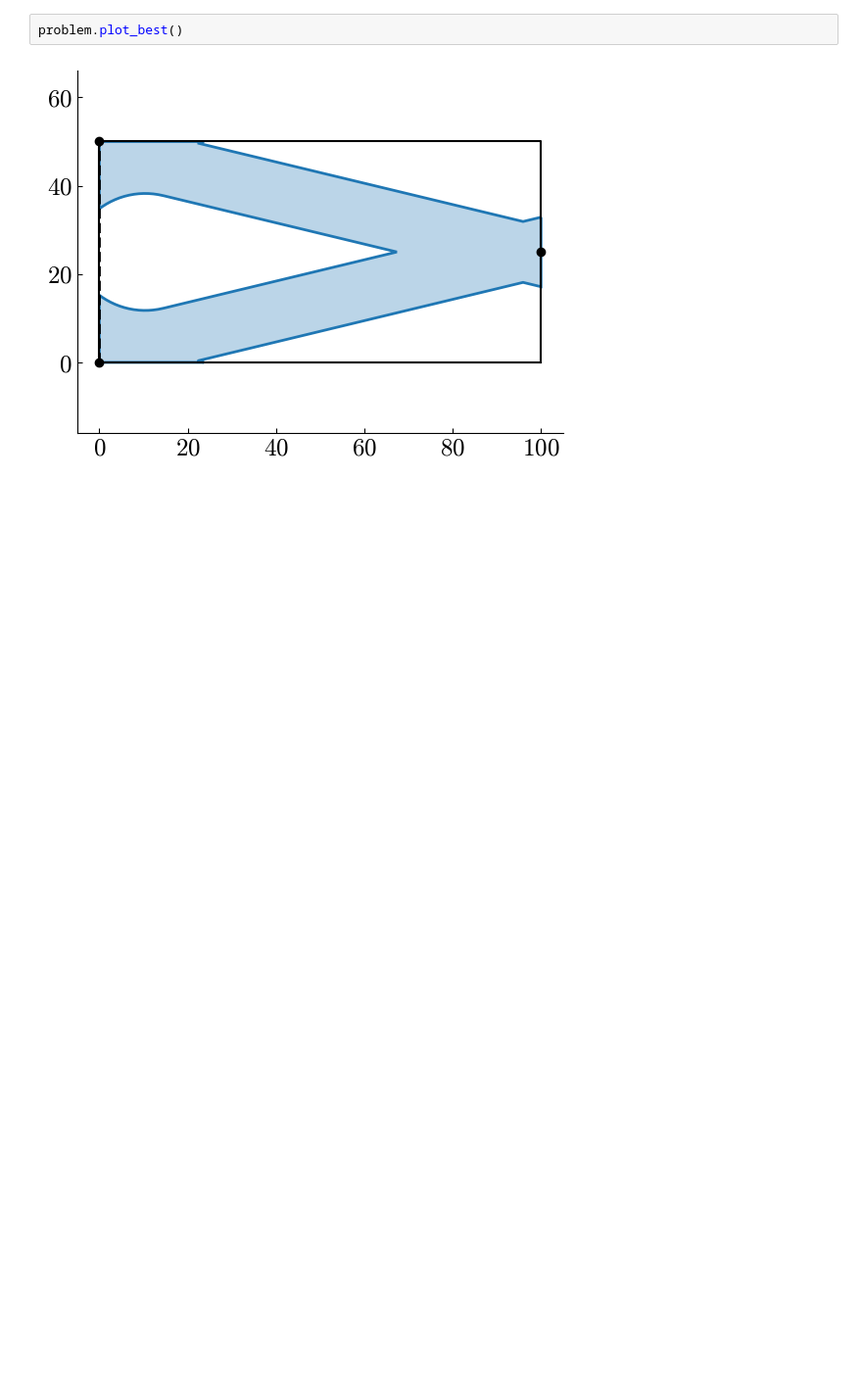
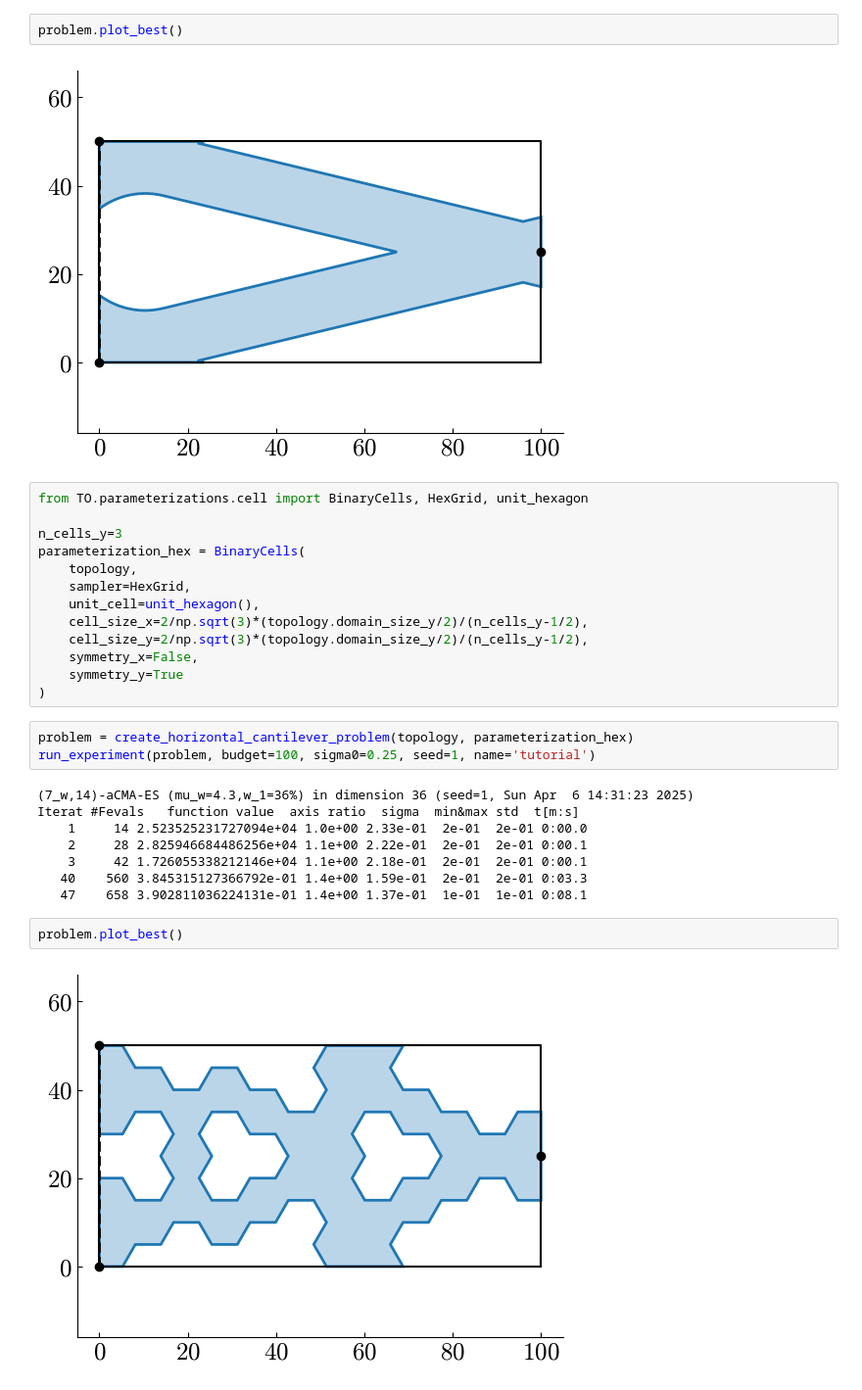
Before and after one commit to jelle-westra/tobbo, a Jupyter notebook: tutorial.ipynb, the cells around one changed output. Shown at 98% size. Cells and saved outputs as stored; diff of their text form; blank space fills up the shorter version.

Commit message:
added a mimimal cell example

```diff
--- a/tutorial.ipynb
+++ b/tutorial.ipynb
@@ -191,3 +191,31 @@ Iterat #Fevals   function value  axis ratio  sigma  min&max std  t[m:s]
 problem.plot_best()
 # %% [output]
 [figure]
+# %%
+from TO.parameterizations.cell import BinaryCells, HexGrid, unit_hexagon
+
+n_cells_y=3
+parameterization_hex = BinaryCells(
+    topology,
+    sampler=HexGrid,
+    unit_cell=unit_hexagon(),
+    cell_size_x=2/np.sqrt(3)*(topology.domain_size_y/2)/(n_cells_y-1/2),
+    cell_size_y=2/np.sqrt(3)*(topology.domain_size_y/2)/(n_cells_y-1/2),
+    symmetry_x=False,
+    symmetry_y=True
+)
+# %%
+problem = create_horizontal_cantilever_problem(topology, parameterization_hex)
+run_experiment(problem, budget=100, sigma0=0.25, seed=1, name='tutorial')
+# %% [output]
+(7_w,14)-aCMA-ES (mu_w=4.3,w_1=36%) in dimension 36 (seed=1, Sun Apr  6 14:31:23 2025)
+Iterat #Fevals   function value  axis ratio  sigma  min&max std  t[m:s]
+    1     14 2.523525231727094e+04 1.0e+00 2.33e-01  2e-01  2e-01 0:00.0
+    2     28 2.825946684486256e+04 1.1e+00 2.22e-01  2e-01  2e-01 0:00.1
+    3     42 1.726055338212146e+04 1.1e+00 2.18e-01  2e-01  2e-01 0:00.1
+   40    560 3.845315127366792e-01 1.4e+00 1.59e-01  2e-01  2e-01 0:03.3
+   47    658 3.902811036224131e-01 1.4e+00 1.37e-01  1e-01  1e-01 0:08.1
+# %%
+problem.plot_best()
+# %% [output]
+[figure, added]
```
Also changed, not shown: parts of 4 cells of this notebook.
